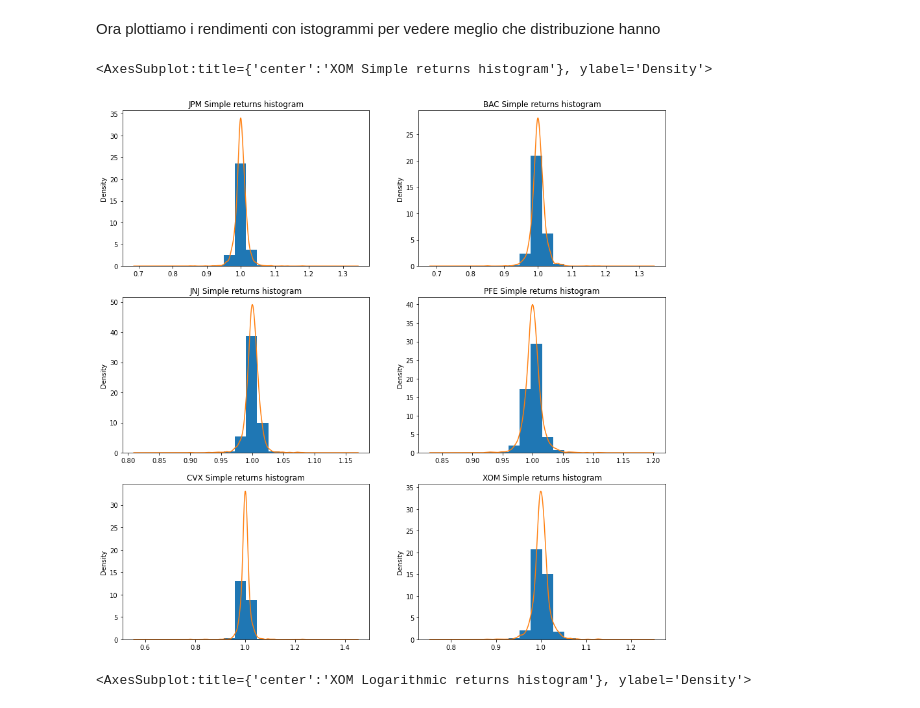
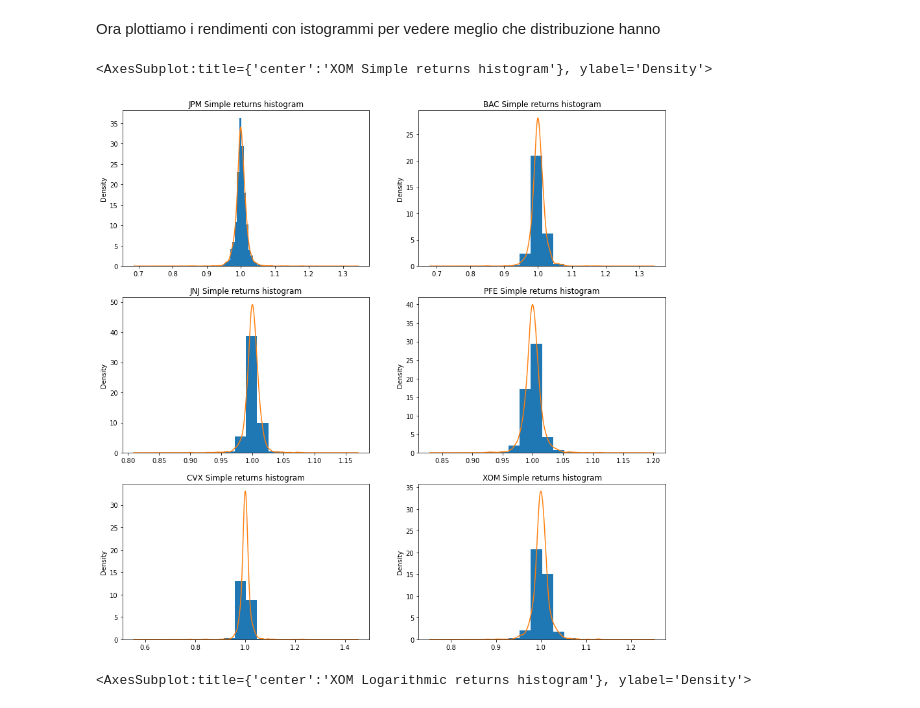
Before and after one commit to michelebanfi/business-intelligence, a Jupyter notebook: BanfiMichele869294.ipynb, the cells around one changed output. Cells and saved outputs as stored; diff of their text form; code cells hidden in the pictures.

```diff
--- a/BanfiMichele869294.ipynb
+++ b/BanfiMichele869294.ipynb
@@ -267,33 +269,33 @@ Ora plottiamo i rendimenti con istogrammi per vedere meglio che distribuzione ha
 # %%
 #Rendimenti semplici
 plt.figure(figsize=(15, 15))
 plt.subplot(321)
-plt.hist(rsJPM, density=True)
+plt.hist(rsJPM, density=True, bins=50)
 plt.title('JPM Simple returns histogram')
 rsJPM.plot.density()
 plt.subplot(322)
 plt.hist(rsBAC, density=True)
 plt.title('BAC Simple returns histogram')
 rsBAC.plot.density()
 plt.subplot(323)
 plt.hist(rsJNJ, density=True)
 plt.title('JNJ Simple returns histogram')
 rsJNJ.plot.density()
 plt.subplot(324)
 plt.hist(rsPFE, density=True)
 plt.title('PFE Simple returns histogram')
 rsPFE.plot.density()
 plt.subplot(325)
 plt.hist(rsCVX, density=True)
 plt.title('CVX Simple returns histogram')
 rsCVX.plot.density()
 plt.subplot(326)
 plt.hist(rsXOM, density=True)
 plt.title('XOM Simple returns histogram')
 rsXOM.plot.density()
 # %% [output]
 <AxesSubplot:title={'center':'XOM Simple returns histogram'}, ylabel='Density'>
-[figure, old version]
+[figure, new version]
 # %%
 #Rendimenti logaritmici
 plt.figure(figsize=(15, 15))
```
Also changed, not shown: parts of 31 cells of this notebook, 1 other file.
